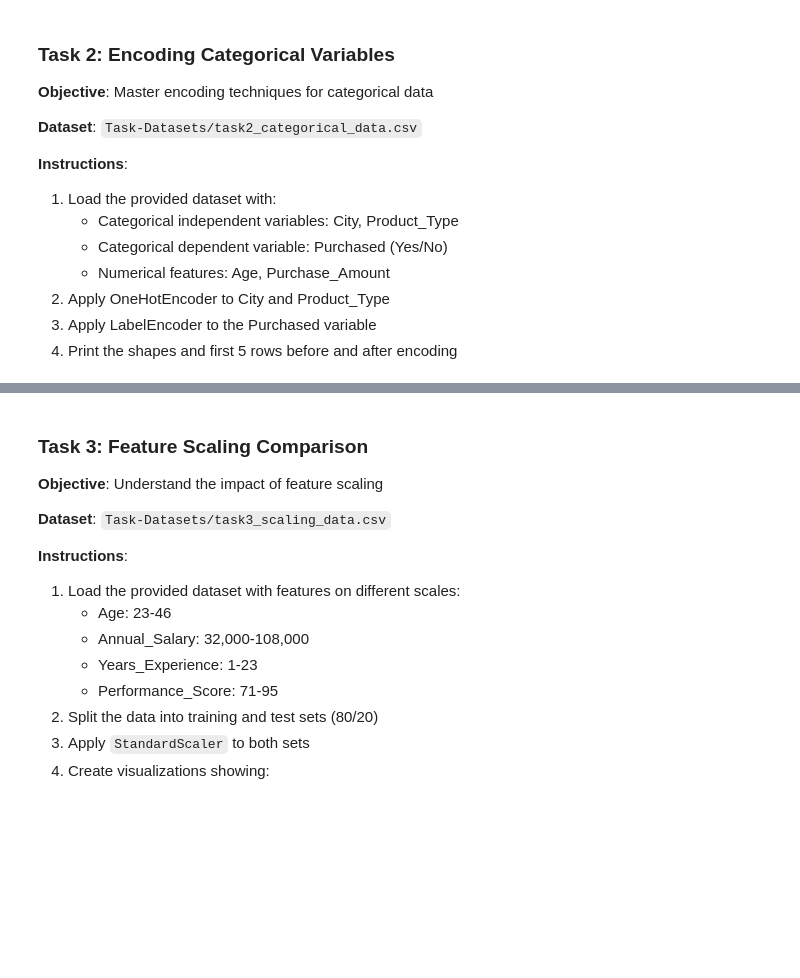
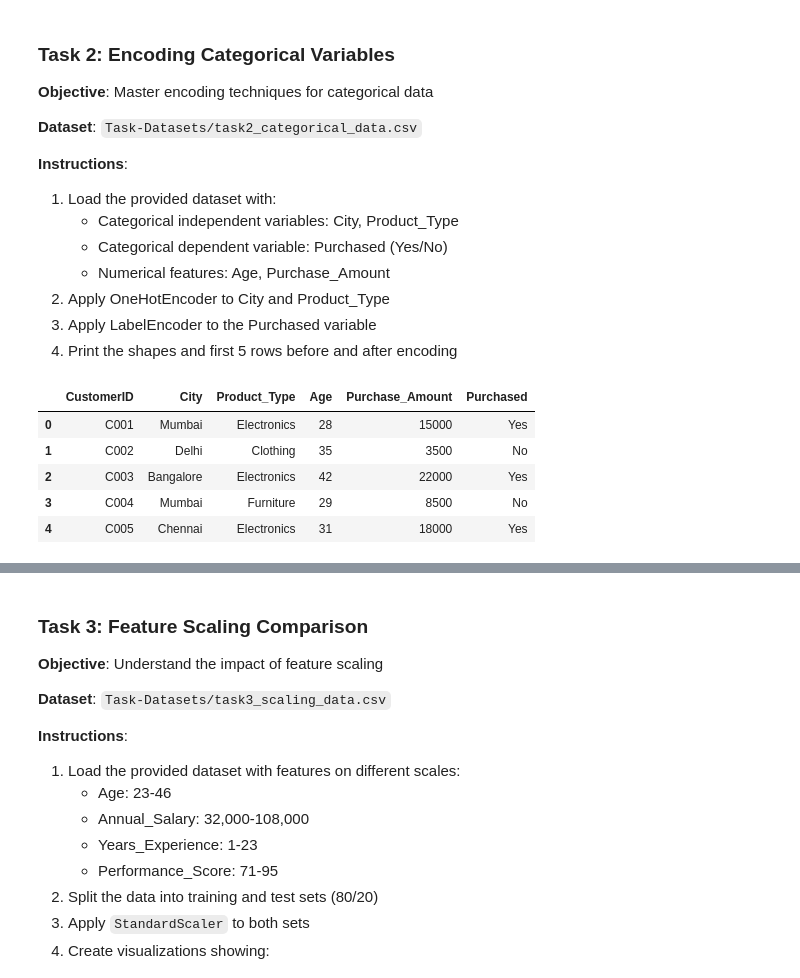
Before and after one commit to Ezerioha-ifeanyi/Week-14-Take-Home, a Jupyter notebook: Take Home.ipynb, the cells around one changed output, grey strips where cells are left out. Cells and saved outputs as stored; diff of their text form; code cells hidden in the pictures; blank space fills up the shorter version.

Commit message:
imported the data for task2, splitted into features and target variables and checked the shape

```diff
--- a/Take Home.ipynb
+++ b/Take Home.ipynb
@@ -172,3 +172,17 @@ I verified that the imputation was done accurately by viewing the dataset
 2. Apply OneHotEncoder to City and Product_Type
 3. Apply LabelEncoder to the Purchased variable
 4. Print the shapes and first 5 rows before and after encoding
+# %%
+# Load the dataset
+
+task2Data = pd.read_csv(r"C:\Users\USER\Desktop\DataraFlow Internship\GitHub Pushing\Week 14\Week-14-Take-Home\Task-Datasets\task2_categorical_data.csv")
+
+# print the first 5 rows
+task2Data.head()
+# %% [output]
+|  | CustomerID | City | Product_Type | Age | Purchase_Amount | Purchased |
+| 0 | C001 | Mumbai | Electronics | 28 | 15000 | Yes |
+| 1 | C002 | Delhi | Clothing | 35 | 3500 | No |
+| 2 | C003 | Bangalore | Electronics | 42 | 22000 | Yes |
+| 3 | C004 | Mumbai | Furniture | 29 | 8500 | No |
+| 4 | C005 | Chennai | Electronics | 31 | 18000 | Yes |
```
Also changed, not shown: parts of 3 cells of this notebook.
